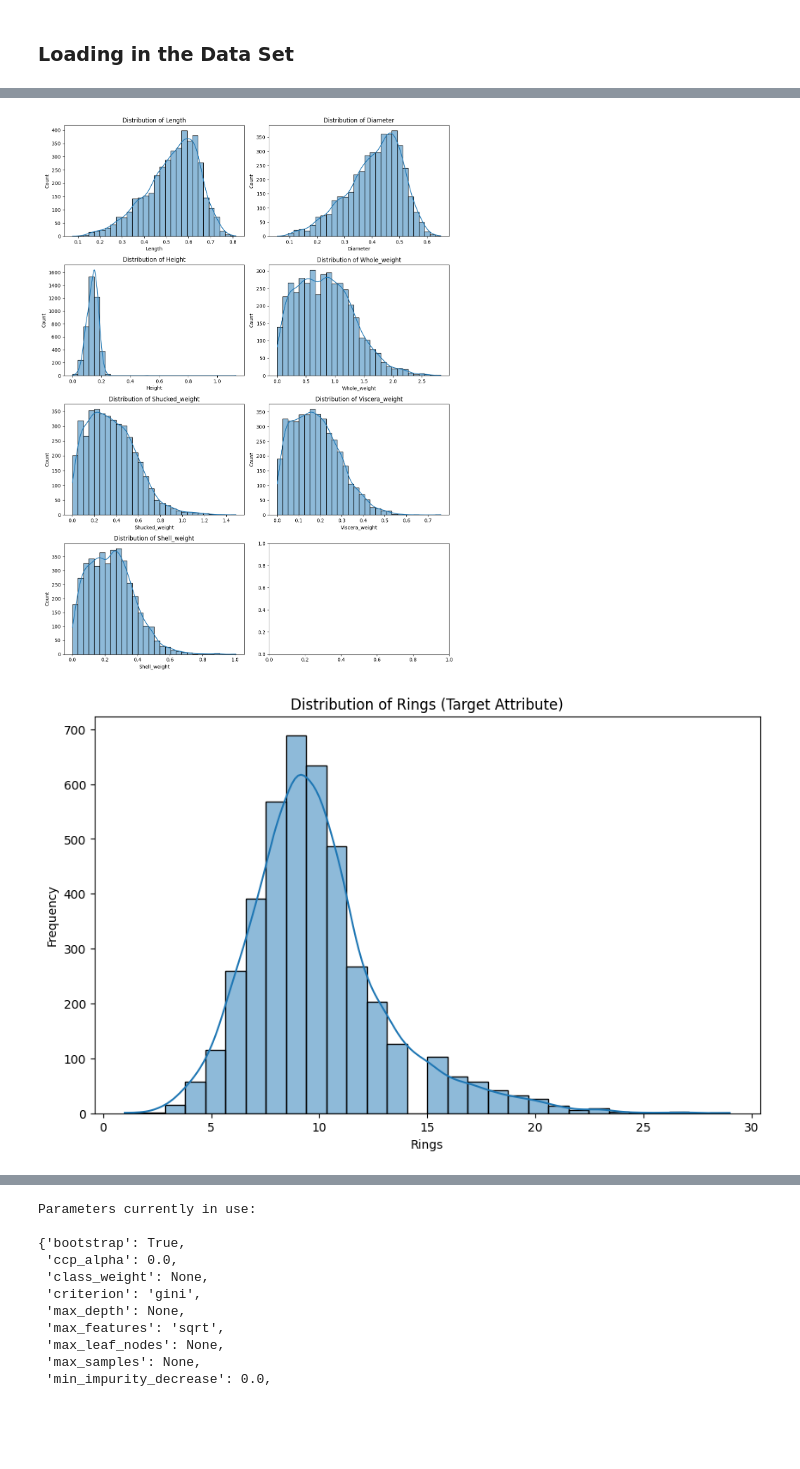
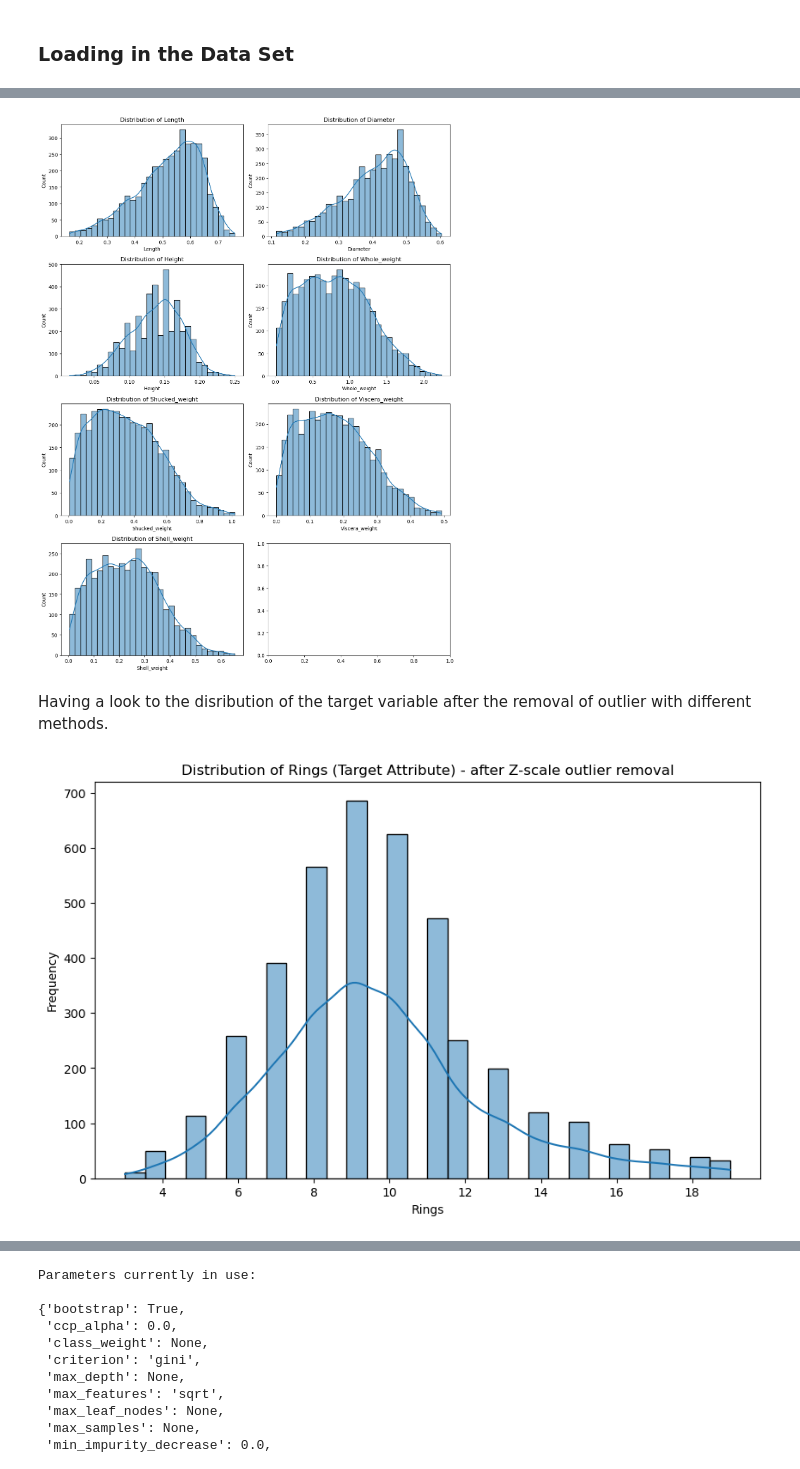
Before and after one commit to claraelisabeth/MachineLearning, a Jupyter notebook: abalone.ipynb, the cells around one changed output, grey strips where cells are left out. Saved outputs shown, nothing was run; the diff lists cells and outputs as text; code cells hidden in the pictures; blank space fills up the shorter version.

```diff
--- a/abalone.ipynb
+++ b/abalone.ipynb
@@ -169,27 +159,26 @@ sns.heatmap(correlation)
 # %%
 #Identify Outliers
-
-numeric_columns = abalone_df.select_dtypes(include='number').columns
+numeric_columns = abalone_encoded.select_dtypes(include='number').columns
 # Identify outliers using the IQR method
-Q1 = abalone_df[numeric_columns].quantile(0.25)
-Q3 = abalone_df[numeric_columns].quantile(0.75)
+Q1 = abalone_encoded[numeric_columns].quantile(0.25)
+Q3 = abalone_encoded[numeric_columns].quantile(0.75)
 IQR = Q3 - Q1
 
-# Step 3: Identifying outliers
+# Identifying outliers
 outlier_info = {}  # Dictionary to hold outlier information
 
 for column in numeric_columns:
-    outlier_condition = (abalone_df[column] < (Q1[column] - 1.5 * IQR[column])) | \
-                        (abalone_df[column] > (Q3[column] + 1.5 * IQR[column]))
+    outlier_condition = (abalone_encoded[column] < (Q1[column] - 1.5 * IQR[column])) | \
+                        (abalone_encoded[column] > (Q3[column] + 1.5 * IQR[column]))
 
     # If there are any outliers for the current column
     if outlier_condition.any():
-        outlier_indices = abalone_df[outlier_condition].index.tolist()  # Get the indices of outliers
-        outlier_values = abalone_df.loc[outlier_condition, column].values.tolist()  # Get the outlier values
+        outlier_indices = abalone_encoded[outlier_condition].index.tolist()  # Get the indices of outliers
+        outlier_values = abalone_encoded.loc[outlier_condition, column].values.tolist()  # Get the outlier values
         outlier_info[column] = {'indices': outlier_indices, 'values': outlier_values}
 
-# Step 4: Print outlier information
-print("\n eventual outliers Found in Each Column:")
+# Print outlier information
+print("\n Eventual outliers found in each column:")
 #for column, info in outlier_info.items():
   #  print(f"Column '{column}':")
   #  for i, value in zip(info['indices'], info['values']):
@@ -199,4 +188,12 @@ print("\n eventual outliers Found in Each Column:")
 print("\nSummary of Outliers by Column:")
 for column, info in outlier_info.items():
     print(f"Column '{column}' has {len(info['indices'])} outliers.")
+
+# Replace outliers with the median value of the corresponding column
+abalone_encoded_IQR = abalone_encoded.copy()
+for column, info in outlier_info.items():
+    median_value = abalone_encoded[column].median()
+    abalone_encoded_IQR.loc[info['indices'], column] = median_value
+
+# The DataFrame 'abalone_encoded' now has the outliers replaced
 # %% [output]
@@ -211,3 +208,15 @@ Column 'Shucked_weight' has 48 outliers.
 Column 'Viscera_weight' has 26 outliers.
 Column 'Shell_weight' has 35 outliers.
 Column 'Rings' has 278 outliers.
+# %%
+abalone_encoded.info()
+z_scores = stats.zscore(abalone_encoded[numeric_columns])
+abs_z_scores = np.abs(z_scores)
+filtered_entries = (abs_z_scores < 3).all(axis=1)
+
+abalone_encoded_Zscore = abalone_encoded[filtered_entries]
+display(abalone_encoded_Zscore.info(verbose=True))
+
+display(abalone_encoded.var())
+display(abalone_encoded_IQR.var())
+display(abalone_encoded_Zscore.var())
@@ -216,21 +311,23 @@ Column 'Rings' has 278 outliers.
 fig, axes = plt.subplots(nrows=4, ncols=2, figsize=(12, 16))
 axes = axes.flatten()
 
-for i, column in enumerate(abalone_df.columns[1:8]):  # Skip 'Sex' and 'Rings'
-    sns.histplot(abalone_df[column], bins=30, kde=True, ax=axes[i])
+for i, column in enumerate(abalone_encoded_Zscore.columns[1:8]):  # Skip 'Sex' and 'Rings'
+    sns.histplot(abalone_encoded_Zscore[column], bins=30, kde=True, ax=axes[i])
     axes[i].set_title(f'Distribution of {column}')
 
 plt.tight_layout()
 plt.show()
 # %% [output]
-[figure, old version]
+[figure, new version]
+# %% [markdown]
+Having a look to the disribution of the target variable after the removal of outlier with different methods.
 # %%
 # Distribution of Target Attribute (Rings)
 plt.figure(figsize=(10, 6))
-sns.histplot(abalone_df['Rings'], bins=30, kde=True)
-plt.title('Distribution of Rings (Target Attribute)')
+sns.histplot(abalone_encoded_Zscore['Rings'], bins=30, kde=True)
+plt.title('Distribution of Rings (Target Attribute) - after Z-scale outlier removal')
 plt.xlabel('Rings')
 plt.ylabel('Frequency')
 plt.show()
 # %% [output]
-[figure, old version]
+[figure, new version]
```
Also changed, not shown: parts of 59 cells of this notebook.
